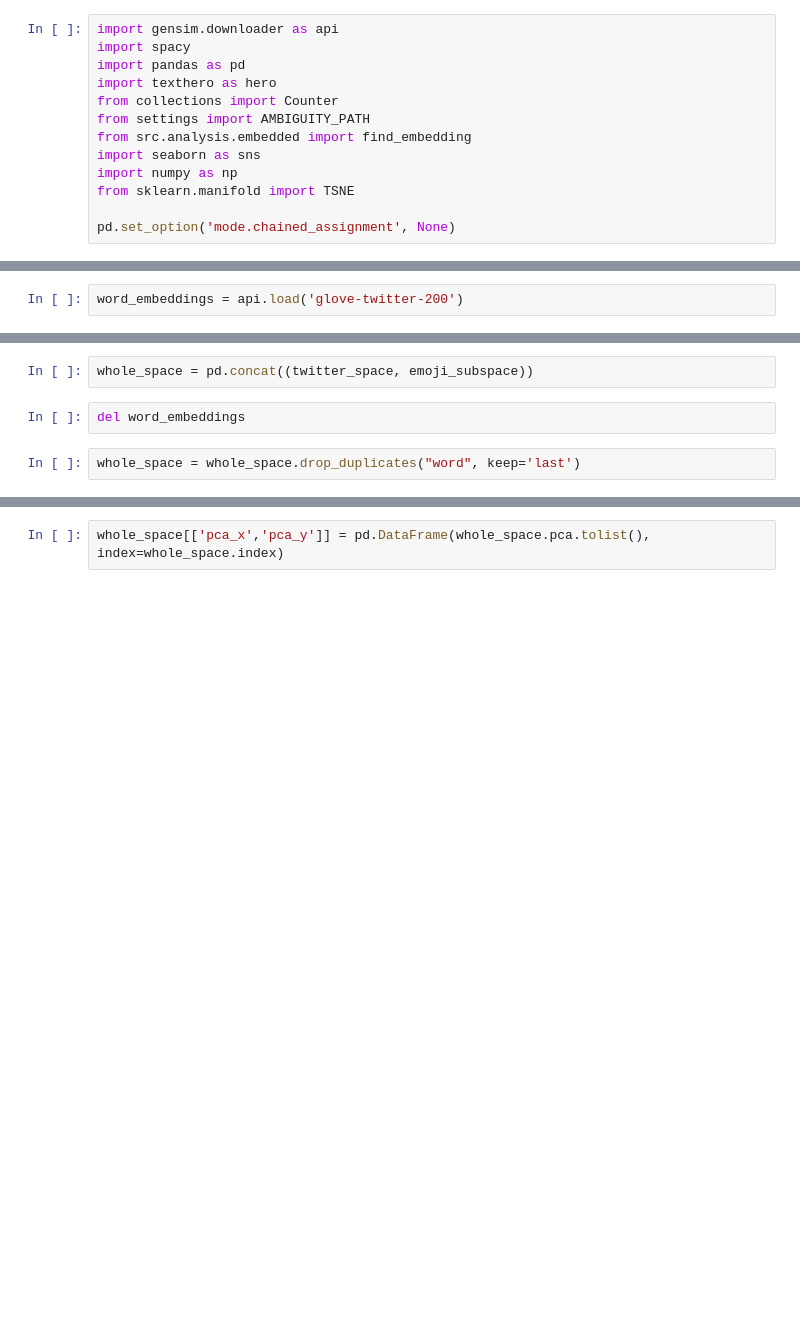
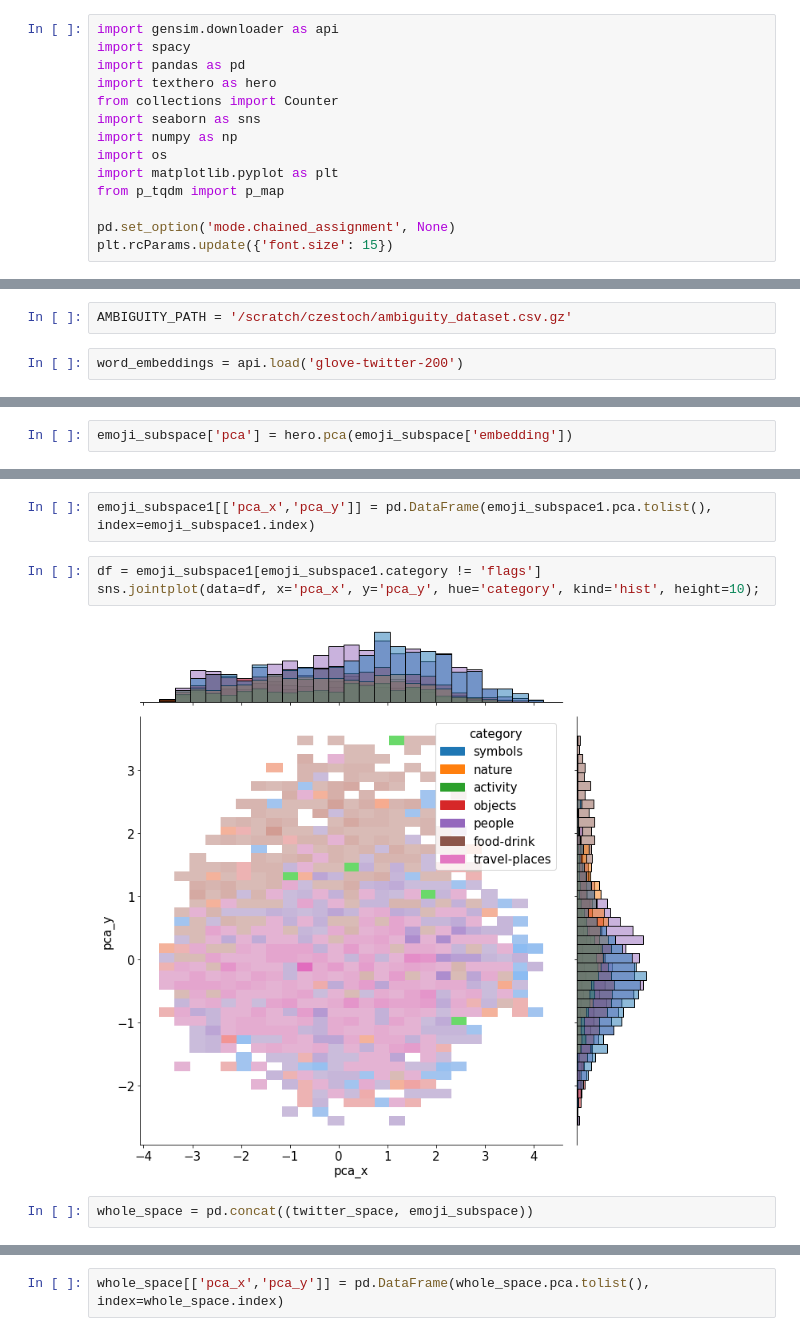
Before and after one commit to epfl-ada/emoji-ambiguity, a Jupyter notebook: notebooks/09_embedded_heatmap.ipynb, the cells around one changed output, grey strips where cells are left out. Saved outputs shown, nothing was run; the diff lists cells and outputs as text; blank space fills up the shorter version.

```diff
--- a/notebooks/09_embedded_heatmap.ipynb
+++ b/notebooks/09_embedded_heatmap.ipynb
@@ -4,10 +4,11 @@ import spacy
 import pandas as pd
 import texthero as hero
 from collections import Counter
-from settings import AMBIGUITY_PATH
-from src.analysis.embedded import find_embedding
 import seaborn as sns
 import numpy as np
-from sklearn.manifold import TSNE
+import os
+import matplotlib.pyplot as plt
+from p_tqdm import p_map
 
 pd.set_option('mode.chained_assignment', None)
+plt.rcParams.update({'font.size': 15})
@@ -14,3 +22,5 @@ pd.set_option('mode.chained_assignment', None)
+# %%
+AMBIGUITY_PATH = '/scratch/czestoch/ambiguity_dataset.csv.gz'
 # %%
 word_embeddings = api.load('glove-twitter-200')
 # %%
@@ -42,0 +86,2 @@ emoji_subspace.head()
+# %%
+emoji_subspace['pca'] = hero.pca(emoji_subspace['embedding'])
@@ -43,8 +130,11 @@ emoji_subspace.head()
+# %%
+emoji_subspace1[['pca_x','pca_y']] = pd.DataFrame(emoji_subspace1.pca.tolist(), index=emoji_subspace1.index)
+# %%
+df = emoji_subspace1[emoji_subspace1.category != 'flags']
+sns.jointplot(data=df, x='pca_x', y='pca_y', hue='category', kind='hist', height=10);
+# %% [output]
+[figure, added]
 # %%
 whole_space = pd.concat((twitter_space, emoji_subspace))
-# %%
-del word_embeddings
-# %%
-whole_space = whole_space.drop_duplicates("word", keep='last')
 # %%
 whole_space['pca'] = hero.pca(whole_space['embedding'])
```
Also changed, not shown: parts of 47 cells of this notebook, 5 other files.
